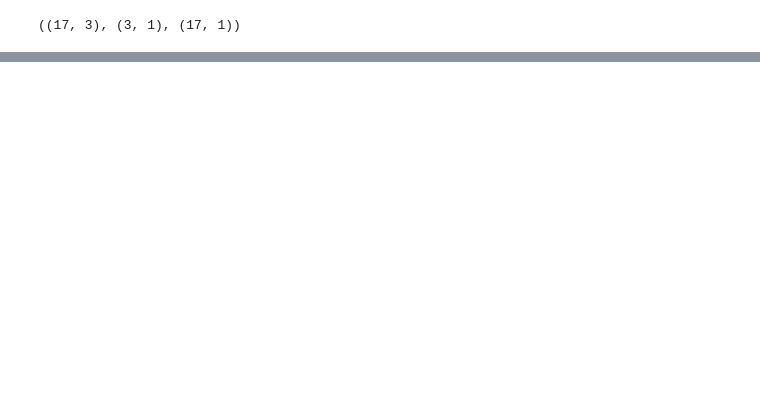
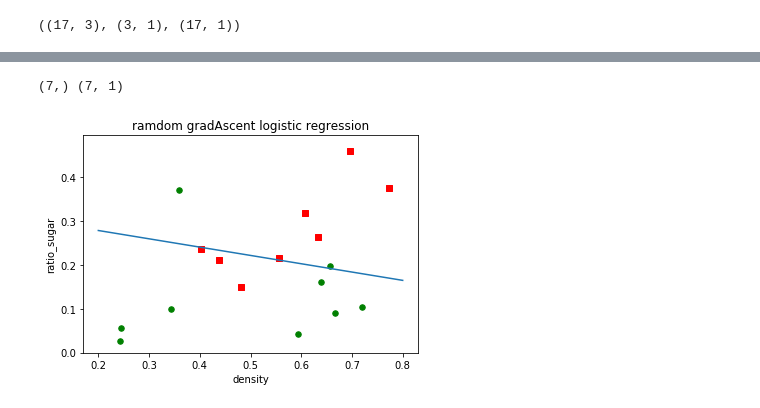
Before and after one commit to denisefan28/sodaNoteBook, a Jupyter notebook: MachineLearning/logistic_regression.ipynb, the cells around one changed output, grey strips where cells are left out. Saved outputs shown, nothing was run; the diff lists cells and outputs as text; code cells hidden in the pictures; blank space fills up the shorter version.

```diff
--- a/MachineLearning/logistic_regression.ipynb
+++ b/MachineLearning/logistic_regression.ipynb
@@ -41,0 +88,24 @@ array([[ 2.157 ],
+# %%
+def gradDecent(dataMat, labelMat):
+    m,n=dataMat.shape
+    weights=np.array(np.ones((n,1)))
+    alpha = 0.1
+    max_loop = 500
+    epsilon = 0.005
+    tmp = weights
+    for i in range(max_loop):
+        h = sigmoid(np.dot(dataMat, weights))
+        error = labelMat - h
+        weights = weights + alpha*np.dot(dataMat.transpose(),error)
+        print abs(weights - tmp)
+        if sum(abs(weights - tmp) < np.array([[epsilon], [epsilon], [epsilon]])) > 1:
+            print("round: %s" % i)
+            break
+        else: tmp = weights
+
+    print("finish!")
+
+    return weights
+# %%
+weights_1 = gradDecent(dataMat, labelMat)
+weights_1
@@ -41,0 +133,5 @@ array([[ 2.157 ],
+# %%
+plotBestFit(weights_1)
+# %% [output]
+(7,) (7, 1)
+[figure, added]
```
Also changed, not shown: parts of 8 cells of this notebook, 3 other files.
